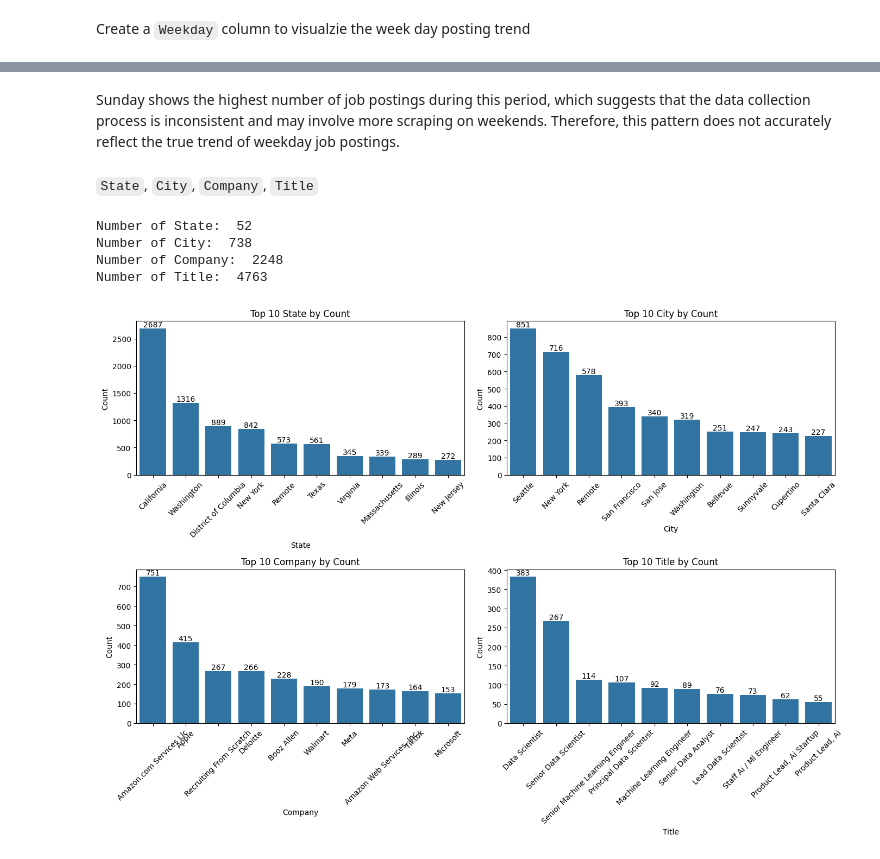
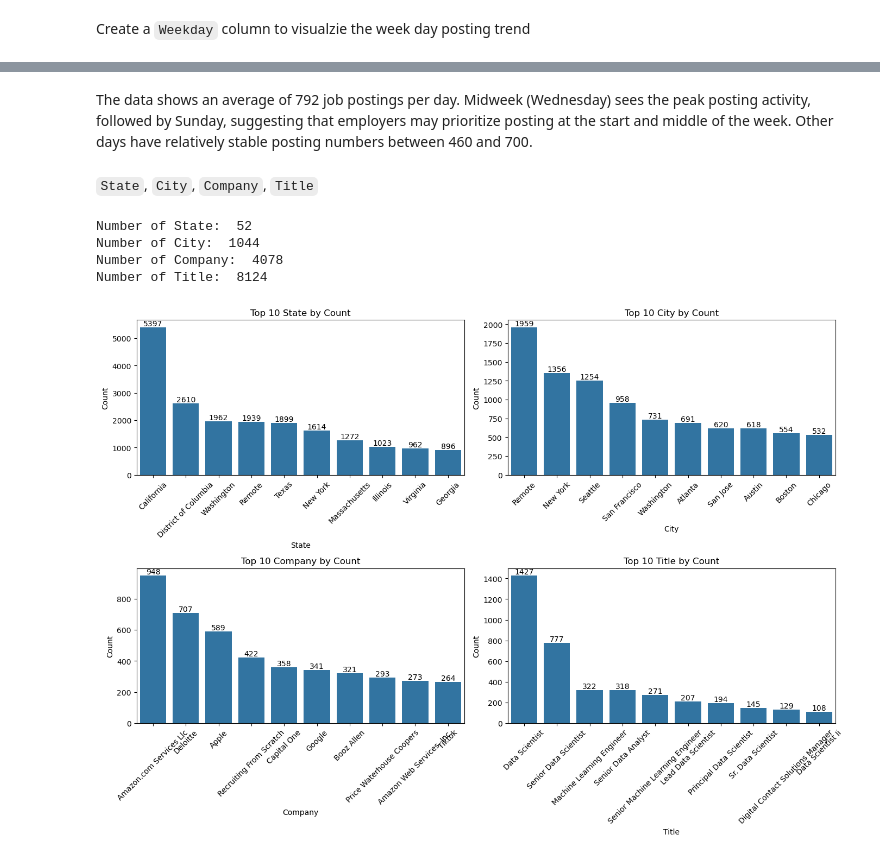
Before and after one commit to aimeele97/DataScience_PythonProjects, a Jupyter notebook: Project4_US_Job_Postings_Analysis/src/p2-eda.ipynb, the cells around one changed output, grey strips where cells are left out. Saved outputs shown, nothing was run; the diff lists cells and outputs as text; code cells hidden in the pictures.

```diff
--- a/Project4_US_Job_Postings_Analysis/src/p2-eda.ipynb
+++ b/Project4_US_Job_Postings_Analysis/src/p2-eda.ipynb
@@ -179,0 +208,9 @@ memory usage: 2.7+ MB
+# %%
+df['Pay Type'] = df['Pay Type'].fillna(
+    df['Employment Type'].map({
+        'Full-time': 'year',
+        'Casual': 'hour',
+        'Part-time': 'month',
+        'Internship': 'NA' # for internship type, map as 'NA'
+    })
+)
@@ -179,0 +232,3 @@ memory usage: 2.7+ MB
+# %%
+# map the missing data with 'NA' values
+df['City'] = df['City'].fillna('NA')
@@ -179,0 +250,2 @@ memory usage: 2.7+ MB
+# %%
+df = df.drop(columns='Work Mode', axis = 1)
@@ -330,4 +294,4 @@ Create a `Weekday` column to visualzie the week day posting trend
 # %%
 # Generate new columns weekday
 
-df_sal['Weekday'] = df_sal['Date'].dt.day_name()
+df['Weekday'] = df['Date'].dt.day_name()
@@ -377,36 +335,36 @@ plt.show()
 # %% [markdown]
-Sunday shows the highest number of job postings during this period, which suggests that the data collection process is inconsistent and may involve more scraping on weekends. Therefore, this pattern does not accurately reflect the true trend of weekday job postings.
+The data shows an average of 792 job postings per day. Midweek (Wednesday) sees the peak posting activity, followed by Sunday, suggesting that employers may prioritize posting at the start and middle of the week. Other days have relatively stable posting numbers between 460 and 700.
 # %% [markdown]
 `State`, `City`, `Company`, `Title`
 # %%
-print('Number of State: ', df_sal['State'].nunique())
-print('Number of City: ', df_sal['City'].nunique())
-print('Number of Company: ', df_sal['Company'].nunique())
-print('Number of Title: ', df_sal['Title'].nunique())
+print('Number of State: ', df['State'].nunique())
+print('Number of City: ', df['City'].nunique())
+print('Number of Company: ', df['Company'].nunique())
+print('Number of Title: ', df['Title'].nunique())
 # %% [output]
 Number of State:  52
-Number of City:  738
-Number of Company:  2248
-Number of Title:  4763
+Number of City:  1044
+Number of Company:  4078
+Number of Title:  8124
 # %%
 # Plot top 10 states, city, company, title by number of postings
 
 cols = ['State', 'City', 'Company', 'Title']
 fig, ax = plt.subplots(2, 2, figsize=(14, 10))
 
 for i, col in enumerate(cols):
-    top10 = df_sal[col].value_counts().head(10)
+    top10 = df[col].value_counts().head(10)
     row = i // 2
     col_idx = i % 2
 
-    sns.countplot(x=col, data=df_sal, order=top10.index, ax=ax[row, col_idx])
+    sns.countplot(x=col, data=df, order=top10.index, ax=ax[row, col_idx])
 
     ax[row, col_idx].set_title(f'Top 10 {col} by Count')
     ax[row, col_idx].set_ylabel('Count')
     ax[row, col_idx].tick_params(axis='x', rotation=45)
     ax[row, col_idx].bar_label(ax[row, col_idx].containers[0])
 
 plt.tight_layout()
 plt.show()
 # %% [output]
-[figure, old version]
+[figure, new version]
```
Also changed, not shown: parts of 149 cells of this notebook, 8 other files.
